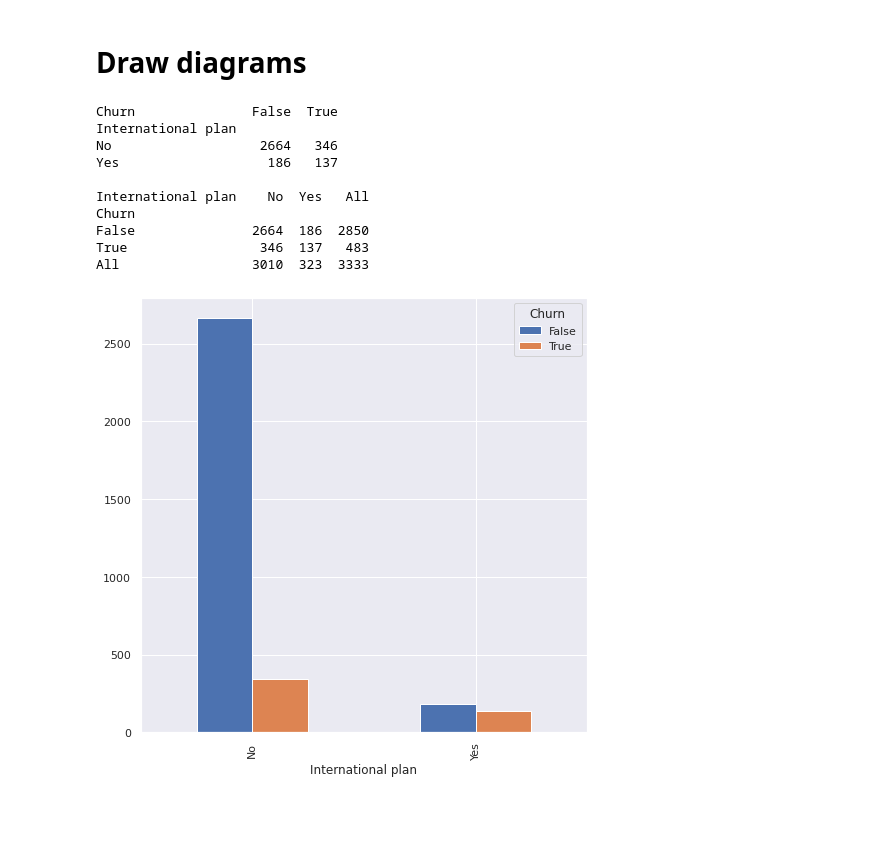
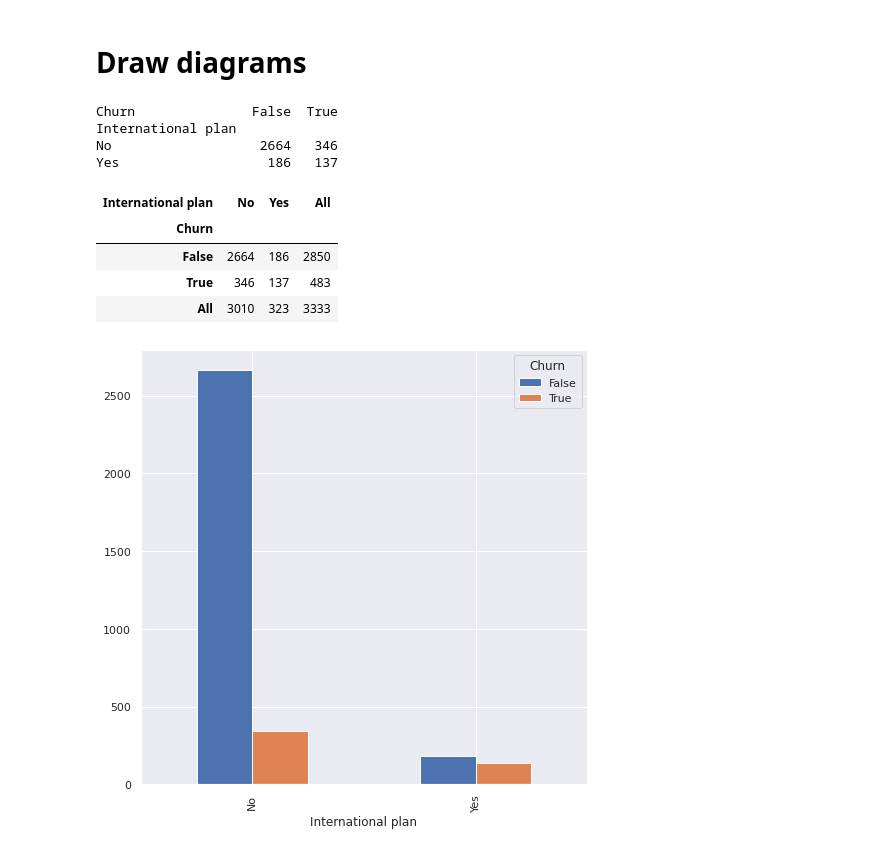
Before and after one commit to saianitha02/Predictive_analytics, a Jupyter notebook: Scripts/EDA_Python.ipynb, the cells around one changed output. Saved outputs shown, nothing was run; the diff lists cells and outputs as text; code cells hidden in the pictures; blank space fills up the shorter version.

```diff
--- a/Scripts/EDA_Python.ipynb
+++ b/Scripts/EDA_Python.ipynb
@@ -26,20 +26,19 @@ data.head(3)
 # %%
 ct_ci_ch = pd.crosstab(data['International plan'],data['Churn'])
 ct_ci_ip = pd.crosstab(data['Churn'],data['International plan'])
 print(ct_ci_ch,"\n")
 ct_ci_m = pd.crosstab(data['Churn'], data['International plan'], margins = True)
-print(ct_ci_m)
+display(ct_ci_m) # A demo of display function
 # %% [output]
 Churn               False  True
 International plan
 No                   2664   346
 Yes                   186   137
-
-International plan    No  Yes   All
-Churn
-False               2664  186  2850
-True                 346  137   483
-All                 3010  323  3333
+| International plan | No | Yes | All |
+| Churn |  |  |  |
+| False | 2664 | 186 | 2850 |
+| True | 346 | 137 | 483 |
+| All | 3010 | 323 | 3333 |
 # %%
 ct_ci_ch.plot(kind = 'bar', stacked = False)
 plt.show()
```
Also changed, not shown: parts of 4 cells of this notebook.
